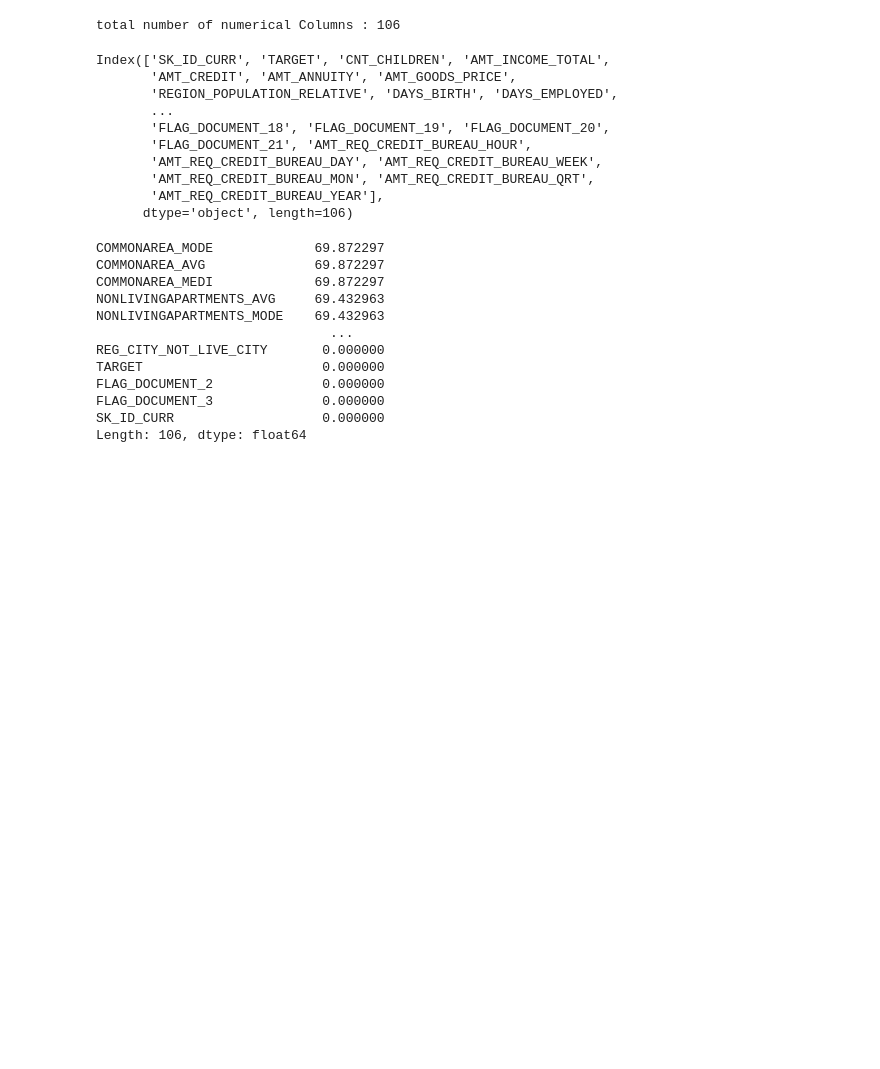
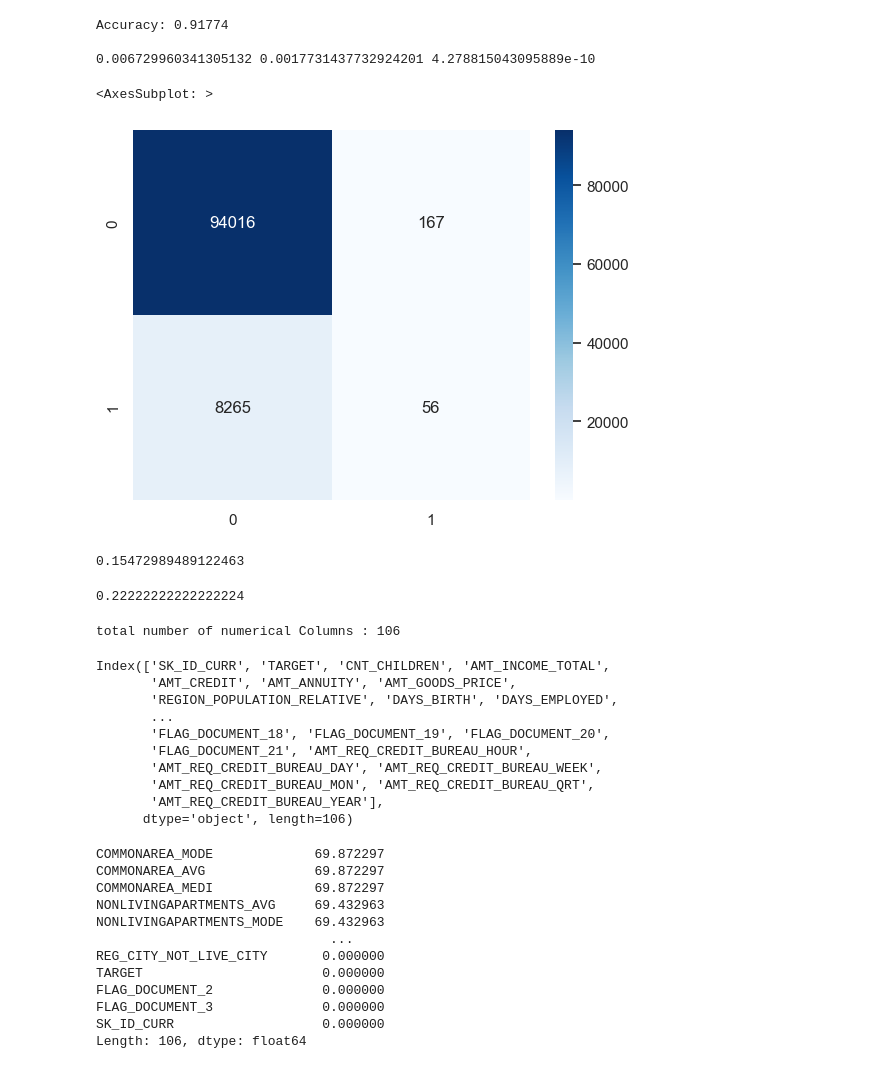
Before and after one commit to vchraf/FraudRadar, a Jupyter notebook: FraudLab.ipynb, the cells around one changed output. Cells and saved outputs as stored; diff of their text form; code cells hidden in the pictures; blank space fills up the shorter version.

```diff
--- a/FraudLab.ipynb
+++ b/FraudLab.ipynb
@@ -13,3 +141,23 @@ data = pd.read_csv('/content/drive/Shareddrives/D772/dataFraud/application_data.
+# %%
+preds = model.predict(X1)
+c_matrix = confusion_matrix(y1, preds)
+print('Accuracy:', round(accuracy_score(y1, preds), 5), '\n')
+print(c_matrix[1][1]/c_matrix[1].sum(), c_matrix[0][1]/c_matrix[0].sum(),c_matrix[1][1]/c_matrix[1].sum()/c_matrix[0][1]/c_matrix[0].sum())
+sns.heatmap(c_matrix, annot=True,fmt='1', cmap='Blues')
+# %% [output]
+Accuracy: 0.91774
+
+0.006729960341305132 0.0017731437732924201 4.278815043095889e-10
+<AxesSubplot: >
+[figure, added]
+# %%
+c_matrix[1][1]/c_matrix[1].sum()
+# %% [output]
+0.15472989489122463
+# %%
+0.2/0.9
+# %% [output]
+0.22222222222222224
 # %%
 num_columns = data.select_dtypes(include=['int64', 'float64']).columns
 print("total number of numerical Columns :", len(num_columns))
```
Also changed, not shown: parts of 22 cells of this notebook, 9 other files.
